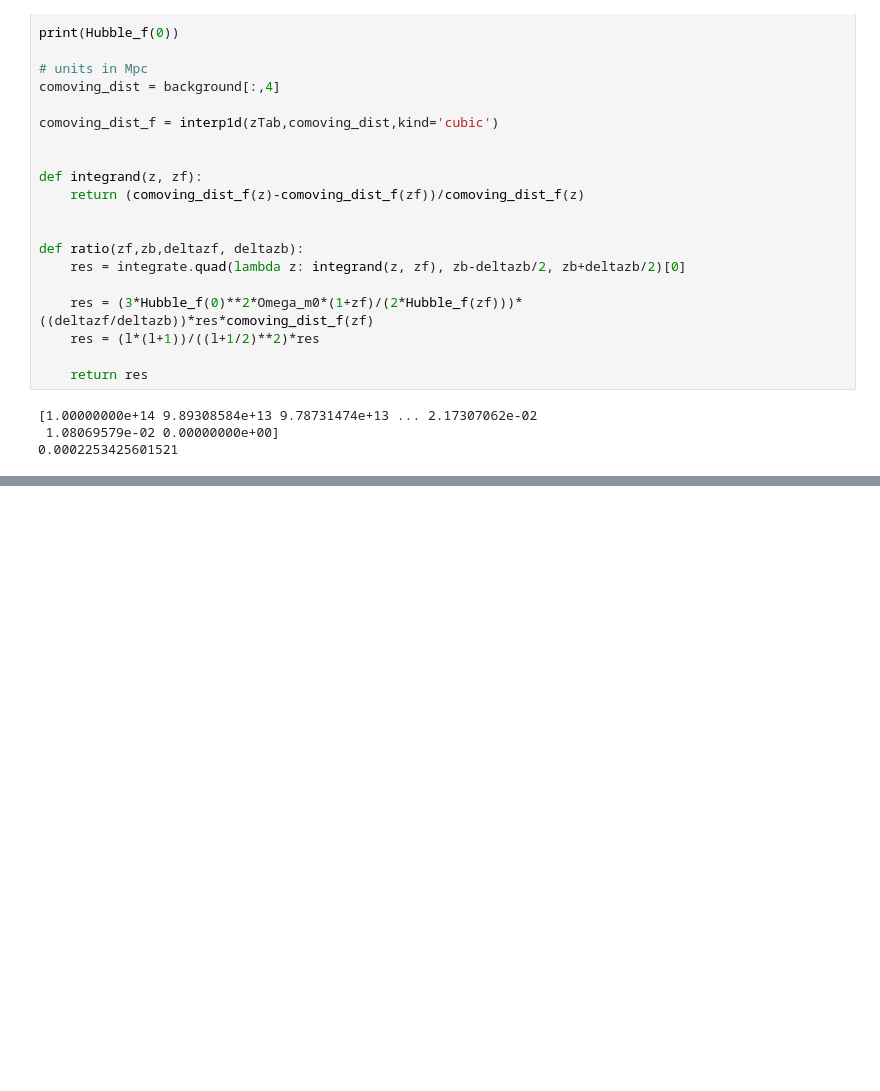
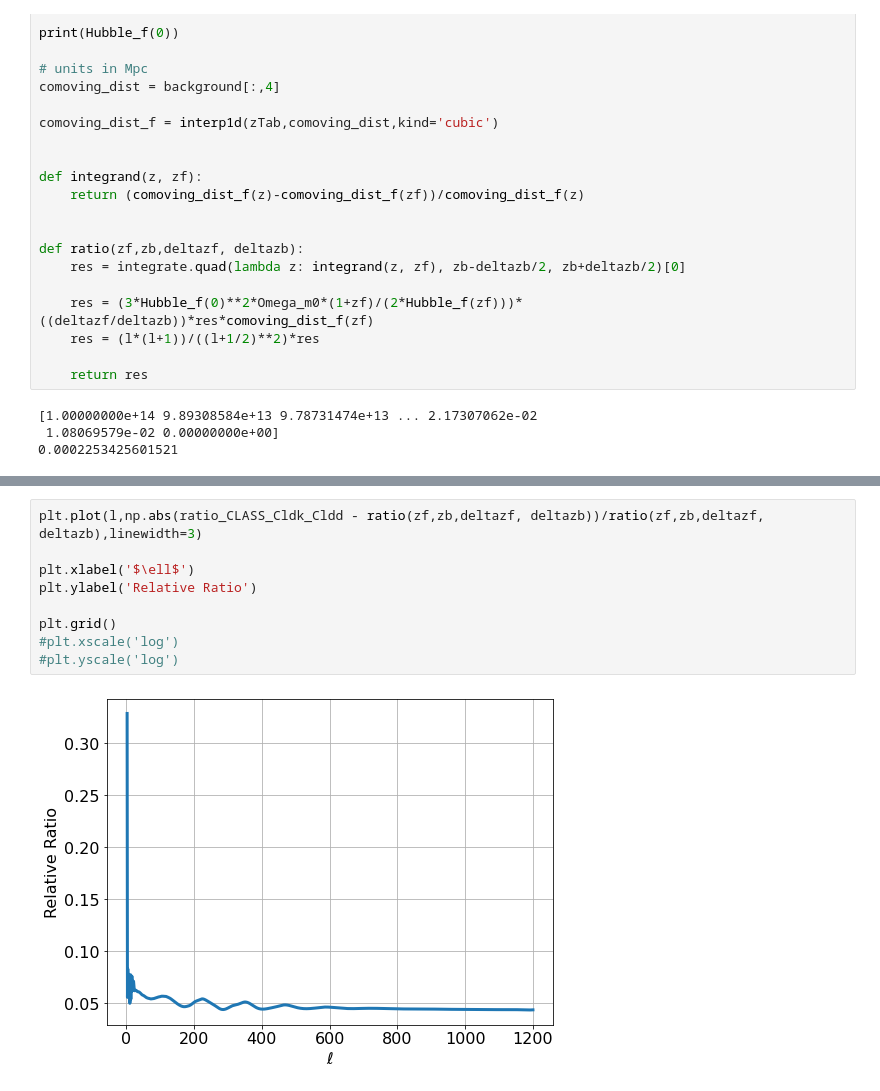
Before and after one commit to muntazirabidi/CLASS_CAMB, a Jupyter notebook: limber_cross_CLASS.ipynb, the cells around one changed output, grey strips where cells are left out. Drawn from its saved outputs; the diff is of its cells as text; blank space fills up the shorter version.

```diff
--- a/limber_cross_CLASS.ipynb
+++ b/limber_cross_CLASS.ipynb
@@ -365,0 +377,11 @@ plt.grid()
+# %%
+plt.plot(l,np.abs(ratio_CLASS_Cldk_Cldd - ratio(zf,zb,deltazf, deltazb))/ratio(zf,zb,deltazf, deltazb),linewidth=3)
+
+plt.xlabel('$\ell$')
+plt.ylabel('Relative Ratio')
+
+plt.grid()
+#plt.xscale('log')
+#plt.yscale('log')
+# %% [output]
+[figure, added]
```
Also changed, not shown: parts of 2 cells of this notebook.
